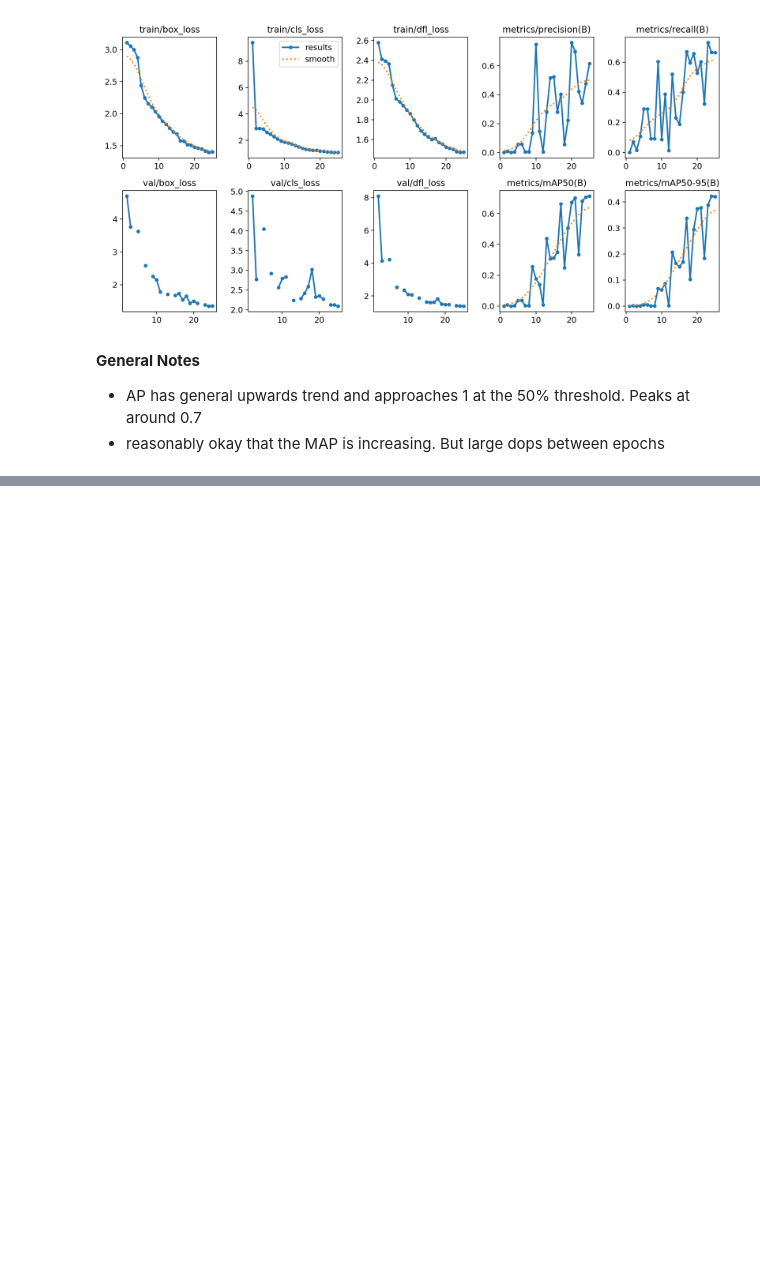
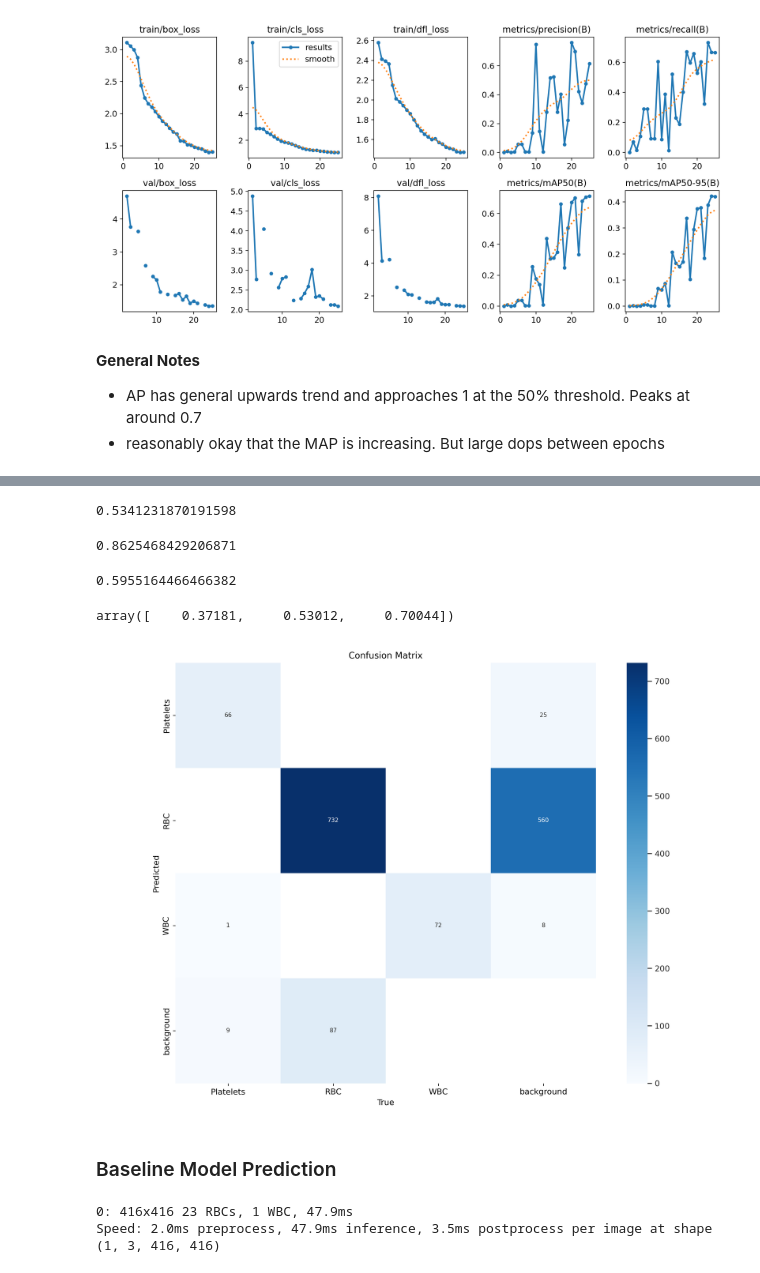
Before and after one commit to Johanna-Jones/BloodCellDetection_YOLO, a Jupyter notebook: V8_run20052024.ipynb, the cells around one changed output, grey strips where cells are left out. Saved outputs shown, nothing was run; the diff lists cells and outputs as text; code cells hidden in the pictures; blank space fills up the shorter version.

```diff
--- a/V8_run20052024.ipynb
+++ b/V8_run20052024.ipynb
@@ -151,0 +224,27 @@ Image(filename =f'runs/detect/train2/results.png', width = 800)
+# %%
+metrics.box.map    # map50-95
+# %% [output]
+0.5341231870191598
+# %%
+metrics.box.map50  # map50
+# %% [output]
+0.8625468429206871
+# %%
+metrics.box.map75  # map75
+# %% [output]
+0.5955164466466382
+# %%
+metrics.box.maps   # a list contains map50-95 of each category
+# %% [output]
+array([    0.37181,     0.53012,     0.70044])
+# %%
+Image(filename =f'runs/detect/val240524/confusion_matrix.png', width = 800)
+# %% [output]
+[figure, added]
+# %% [markdown]
+### Baseline Model Prediction
+# %%
+results1_pred1 = results1_val1(['DATA/test/images/BloodImage_00241_jpg.rf.757020b43fe3414a0f66770f54da283f.jpg  BloodImage_00386_jpg.rf.c708422b2d9c642f200a853e70012850.jpg'])
+# %% [output]
+0: 416x416 23 RBCs, 1 WBC, 47.9ms
+Speed: 2.0ms preprocess, 47.9ms inference, 3.5ms postprocess per image at shape (1, 3, 416, 416)
```
Also changed, not shown: parts of 14 cells of this notebook.
